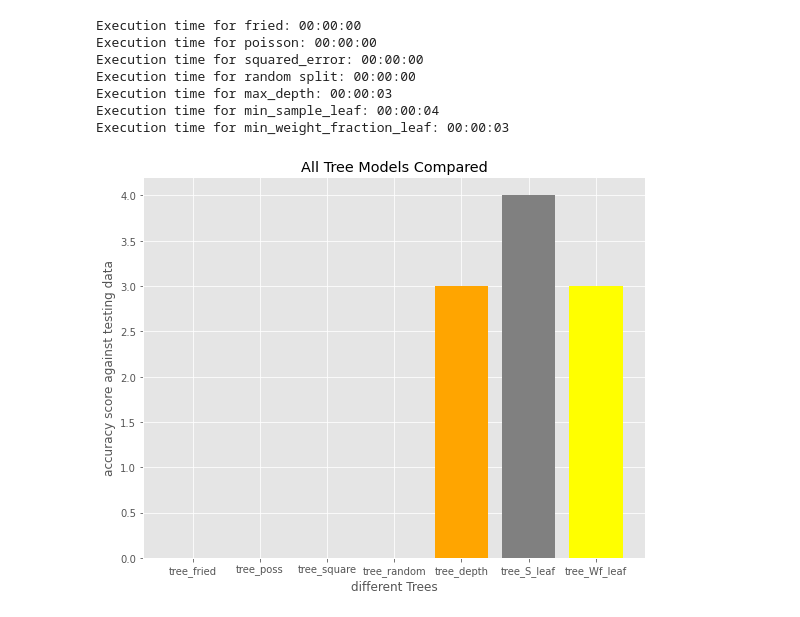
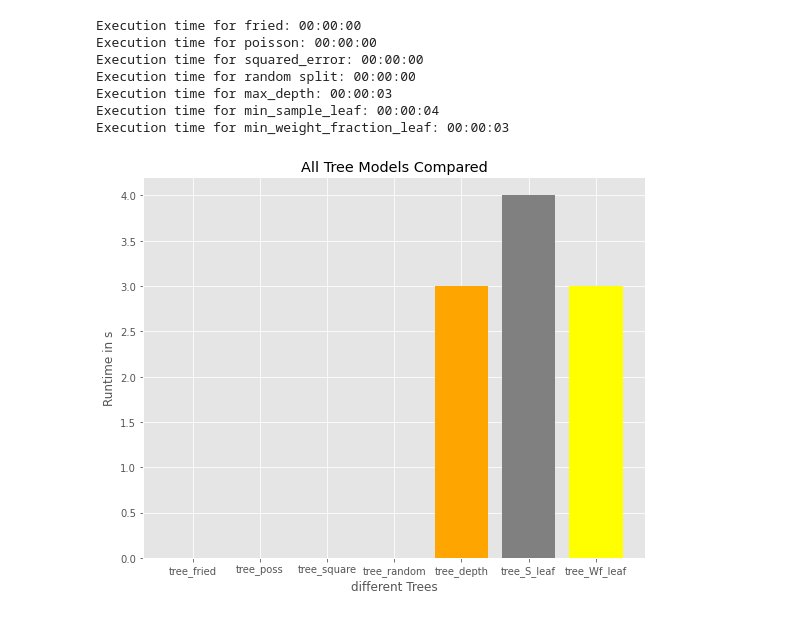
Before and after one commit to RadShiadeh/MLCW, a Jupyter notebook: cw.ipynb, the cells around one changed output. Saved outputs shown, nothing was run; the diff lists cells and outputs as text; code cells hidden in the pictures.

```diff
--- a/cw.ipynb
+++ b/cw.ipynb
@@ -1002,21 +986,21 @@ Execution time for min_weight_fraction_leaf: 00:00:03
 # %%
 plt.style.use('ggplot')
 
 classifiers = ['tree_fried', 'tree_poss', 'tree_square', 'tree_random', 'tree_depth', 'tree_S_leaf', 'tree_Wf_leaf']
 time = [0, 0, 0, 0, 3, 4, 3]
 
 x_pos = [i for i, _ in enumerate(classifiers)]
 colours = ['green', 'red', 'blue', 'black', 'orange', 'grey', 'yellow']
 
 plt.figure(figsize=(9,7))
 plt.bar(x_pos, time, color=colours)
 plt.xlabel("different Trees")
-plt.ylabel("accuracy score against testing data")
+plt.ylabel("Runtime in s")
 plt.title("All Tree Models Compared")
 
 plt.xticks(x_pos, classifiers)
 
 plt.savefig('runtime_trees.jpeg')
 plt.show()
 # %% [output]
-[figure, old version]
+[figure, new version]
```
Also changed, not shown: parts of 12 cells of this notebook, 4 other files.
